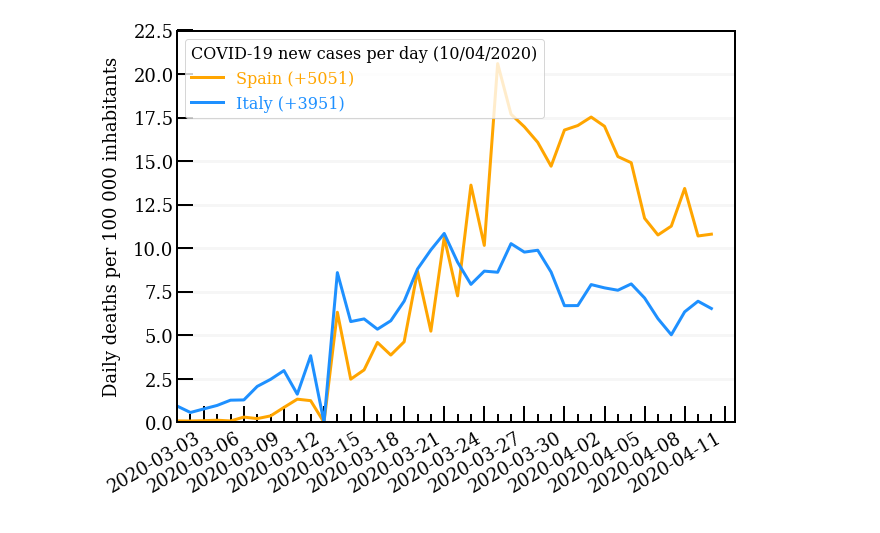
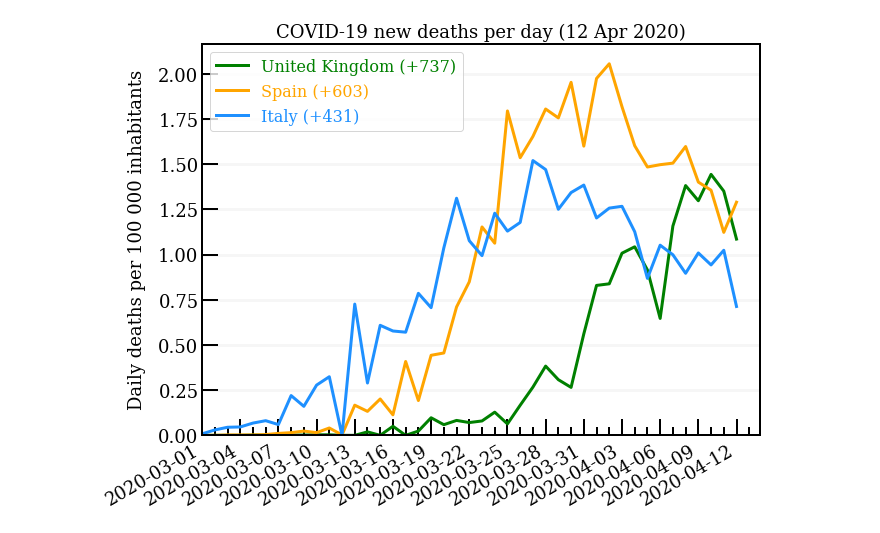
Before and after one commit to pietrodigangi/COVID19-Monitor, a Jupyter notebook: covid19-international.ipynb, the cells around one changed output. Cells and saved outputs as stored; diff of their text form; code cells hidden in the pictures.

```diff
--- a/covid19-international.ipynb
+++ b/covid19-international.ipynb
@@ -163,6 +163,7 @@ color = {
     #'San Marino': 'paleturquoise',
     'Italy': 'dodgerblue',
     #'Hong Kong': 'magenta'
+    'China': 'tab:red'
 }
 # %%
 # Utility functions
@@ -395,0 +397,31 @@ plt.show()
+# %%
+var = 'new_cases'
+states = ['Italy', 'Spain', 'United Kingdom']
+fig = plt.figure(figsize=(10,8))
+ax = fig.add_subplot(111)
+
+# sort by most cases
+states = sorted_states(states, 'new_cases')
+
+# plot curves
+for state in states:
+    df = data[data.region==state]
+    pop = df.population.iat[0]
+    tot = df[var].iat[-1] # total value at current date
+    label = state + ' (+%.f)' % tot
+    ax.plot(df.date, df[var]/pop*1e5, label=label, color=color[state], lw=3)
+
+# axes
+format_dateaxis()
+ax.set_xlim([datetime.datetime(2020, 3, 1), today+timedelta(days=0)])
+ax.set_ylim(bottom=0)
+plt.ylabel('Daily cases per 100 000 inhabitants')
+#plt.yscale('log')
+plt.grid(axis='y', linewidth=3, alpha=0.1, which='both')
+
+#legend
+leg = plt.legend(loc='upper left', fontsize=16)
+plt.title('COVID-19 new cases per day (%s)' % lastday.strftime('%-d %b %Y'))
+leglabels_style()
+
+plt.show()
@@ -396,36 +430,36 @@ plt.show()
 # %%
-var = 'new_cases'
-states = ['Italy', 'Spain']
+var = 'new_deaths'
+states = ['Italy', 'Spain', 'United Kingdom']
 fig = plt.figure(figsize=(10,8))
 ax = fig.add_subplot(111)
 
 #lockdown lines
 #lockdown_lines()
 
 # sort by most cases
-states = sorted_states(states, 'cases')
+states = sorted_states(states, var)
 
 # plot curves
 for state in states:
     df = data[data.region==state]
     pop = df.population.iat[0]
     tot = df[var].iat[-1] # total value at current date
     label = state + ' (+%.f)' % tot
     ax.plot(df.date, df[var]/pop*1e5, label=label, color=color[state], lw=3)
 
 # axes
 format_dateaxis()
 ax.set_xlim([datetime.datetime(2020, 3, 1), today+timedelta(days=0)])
 ax.set_ylim(bottom=0)
 plt.ylabel('Daily deaths per 100 000 inhabitants')
 #plt.yscale('log')
 plt.grid(axis='y', linewidth=3, alpha=0.1, which='both')
 
 #legend
-leg = plt.legend(loc='upper left', frameon=True, ncol=1, fontsize=16, title_fontsize=16,
-                 title='COVID-19 new cases per day (%s)' % lastday.strftime('%d/%m/%Y'))
+leg = plt.legend(loc='upper left', fontsize=16)
+plt.title('COVID-19 new deaths per day (%s)' % lastday.strftime('%-d %b %Y'))
 leglabels_style()
 
 plt.show()
 # %% [output]
-[figure, old version]
+[figure, new version]
```
Also changed, not shown: parts of 13 cells of this notebook, 17 other files.
